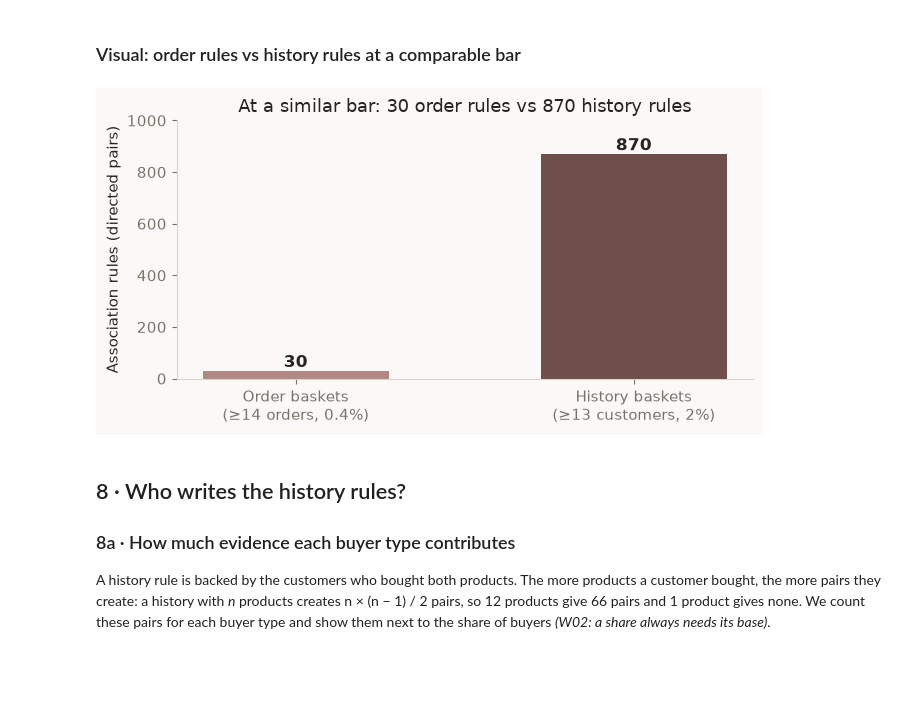
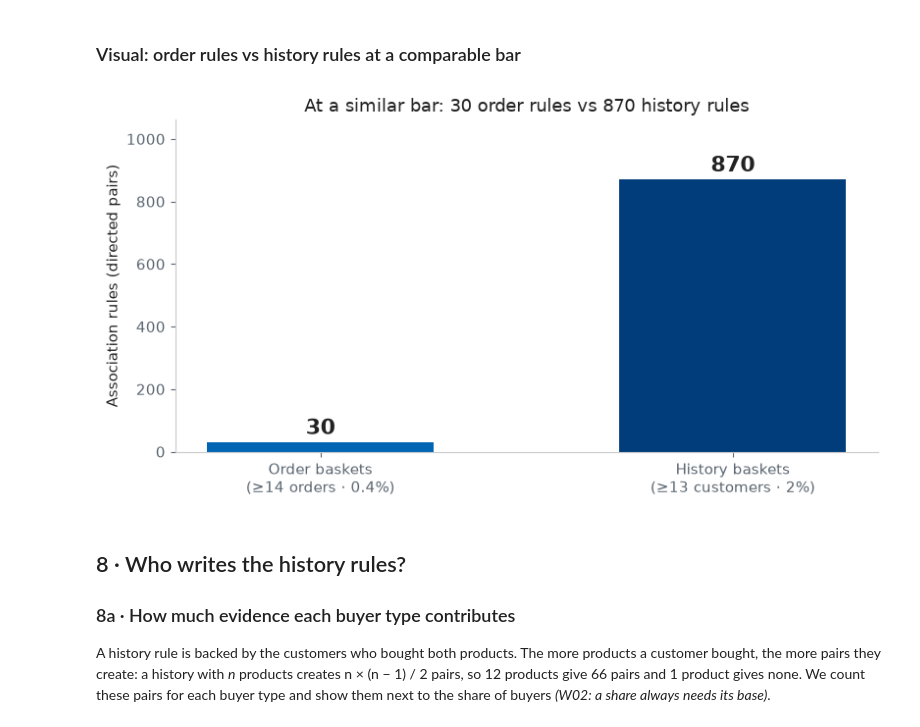
Before and after one commit to N1Rizhka/New-Media-Technology-and-Analytics---Final-Project, a Jupyter notebook: deliverables/Team5_Q15_shelf_association_rules.ipynb, the cells around one changed output. Saved outputs shown, nothing was run; the diff lists cells and outputs as text; code cells hidden in the pictures; blank space fills up the shorter version.

```diff
--- a/deliverables/Team5_Q15_shelf_association_rules.ipynb
+++ b/deliverables/Team5_Q15_shelf_association_rules.ipynb
@@ -24,11 +26,14 @@ warnings.filterwarnings("ignore", category=DeprecationWarning)
 pd.set_option("display.width", 120)
 pd.set_option("display.max_columns", 30)
 
-# Lumen Beauty chart style — soft, chic, professional
-INK, MUTED = "#2A2421", "#7A736C"
-ROSE, STONE, CHAMP, DEEP = "#B08984", "#C9C0B6", "#A8927A", "#6E4F4A"
-BLUSH, PAPER, LINE = "#EFE7E3", "#FBF9F7", "#D9D1CA"
-ACCENT, WARM, LIGHT = ROSE, DEEP, STONE  # aliases used by older chart cells
+# Tongji University visual identity (同济蓝 C100 M60 Y0 K0 ≈ #0066B3)
+# Site accents from tongji.edu.cn: #3978b6 / #3f94e7 / #EEF1F3
+INK, MUTED = "#222222", "#5A6570"
+TONGJI, MID, DEEP = "#0066B3", "#3F94E7", "#003D7A"
+PALE, PAPER, LINE = "#EEF1F3", "#FFFFFF", "#CBCBCB"
+# aliases used by chart cells
+ROSE, STONE, CHAMP = TONGJI, MID, "#7BA3C9"
+ACCENT, WARM, LIGHT, BLUSH = TONGJI, DEEP, MID, PALE
 
 plt.rcParams.update({
     "figure.facecolor": PAPER,
@@ -47,7 +52,8 @@ plt.rcParams.update({
     "grid.color": LINE,
     "grid.linewidth": 0.6,
 })
-LUMEN_CMAP = LinearSegmentedColormap.from_list("lumen", [PAPER, BLUSH, ROSE, DEEP])
+LUMEN_CMAP = LinearSegmentedColormap.from_list("tongji", [PAPER, PALE, MID, TONGJI, DEEP])
+TONGJI_CMAP = LUMEN_CMAP
 FIG = Path("figures")
 FIG.mkdir(exist_ok=True)
 
@@ -596,20 +616,23 @@ order rules at 0.4% (at least 14 orders): 30
 ### Visual: order rules vs history rules at a comparable bar
 # %%
 # Chart 7 — Same minimum count, very different rule tables
-fig, ax = plt.subplots(figsize=(6.8, 3.6))
+fig, ax = plt.subplots(figsize=(8.2, 4.4))
 vals = [len(rules_004), len(history_rules)]
-bars = ax.bar(["Order baskets\n(≥14 orders, 0.4%)", "History baskets\n(≥13 customers, 2%)"],
+bars = ax.bar(["Order baskets\n(≥14 orders · 0.4%)", "History baskets\n(≥13 customers · 2%)"],
               vals, color=[ACCENT, WARM], width=0.55)
 ax.set_ylabel("Association rules (directed pairs)")
 ax.set_title("At a similar bar: 30 order rules vs 870 history rules")
 for b, v in zip(bars, vals):
-    ax.text(b.get_x() + b.get_width()/2, v + 15, f"{v}", ha="center", fontsize=12, fontweight="bold", color=INK)
-ax.set_ylim(0, max(vals) * 1.15)
+    ax.text(b.get_x() + b.get_width()/2, v + max(vals)*0.03, f"{v}",
+            ha="center", fontsize=16, fontweight="bold", color=INK)
+ax.set_ylim(0, max(vals) * 1.22)
+ax.spines["top"].set_visible(False)
+ax.spines["right"].set_visible(False)
 fig.tight_layout()
 fig.savefig(FIG / "fig_rules_orders_vs_histories.png", dpi=160, bbox_inches="tight", facecolor=PAPER)
 plt.show()
 # %% [output]
-[figure, old version]
+[figure, new version]
 # %% [markdown]
 ## 8 · Who writes the history rules?
 ### 8a · How much evidence each buyer type contributes
```
Also changed, not shown: parts of 26 cells of this notebook, 31 other files.
